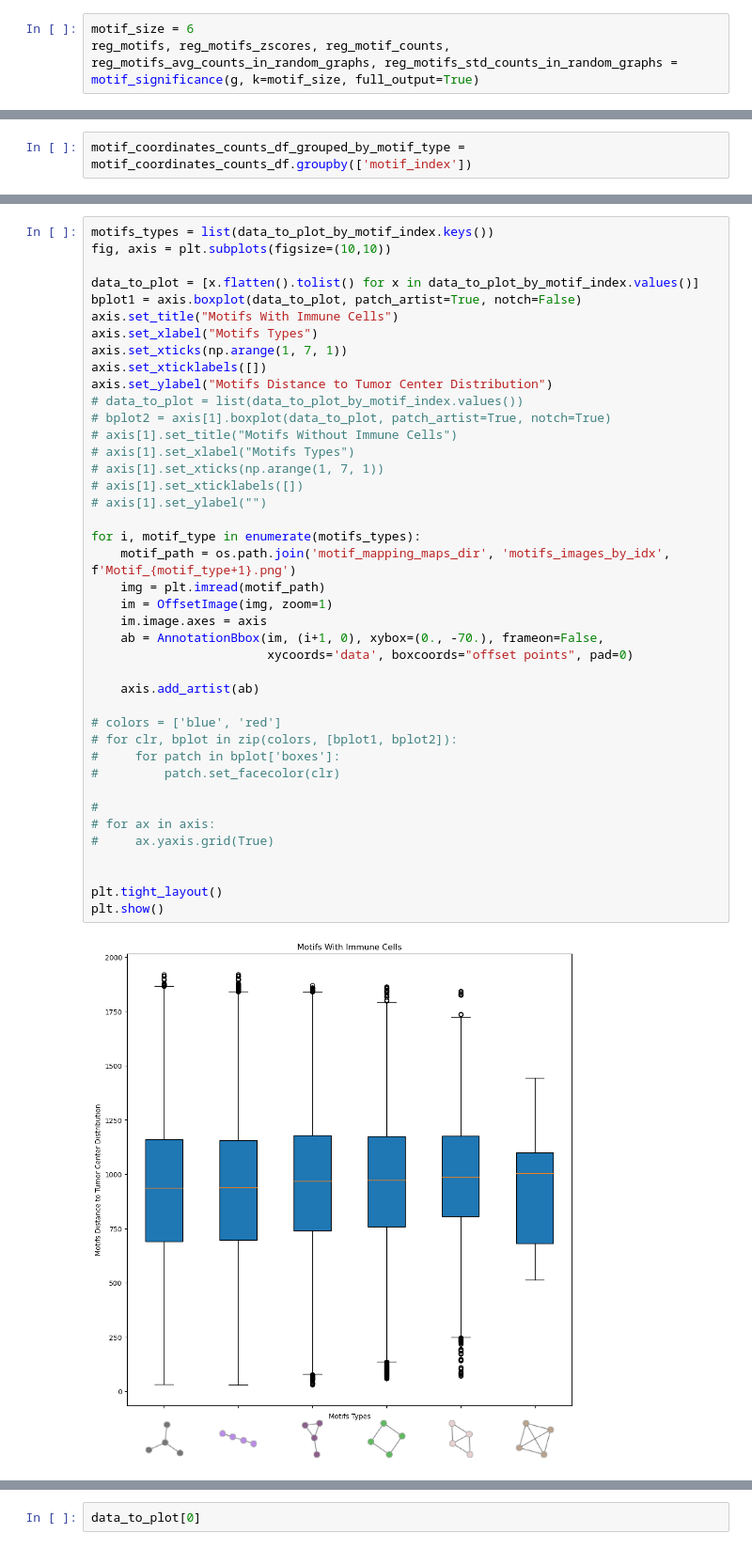
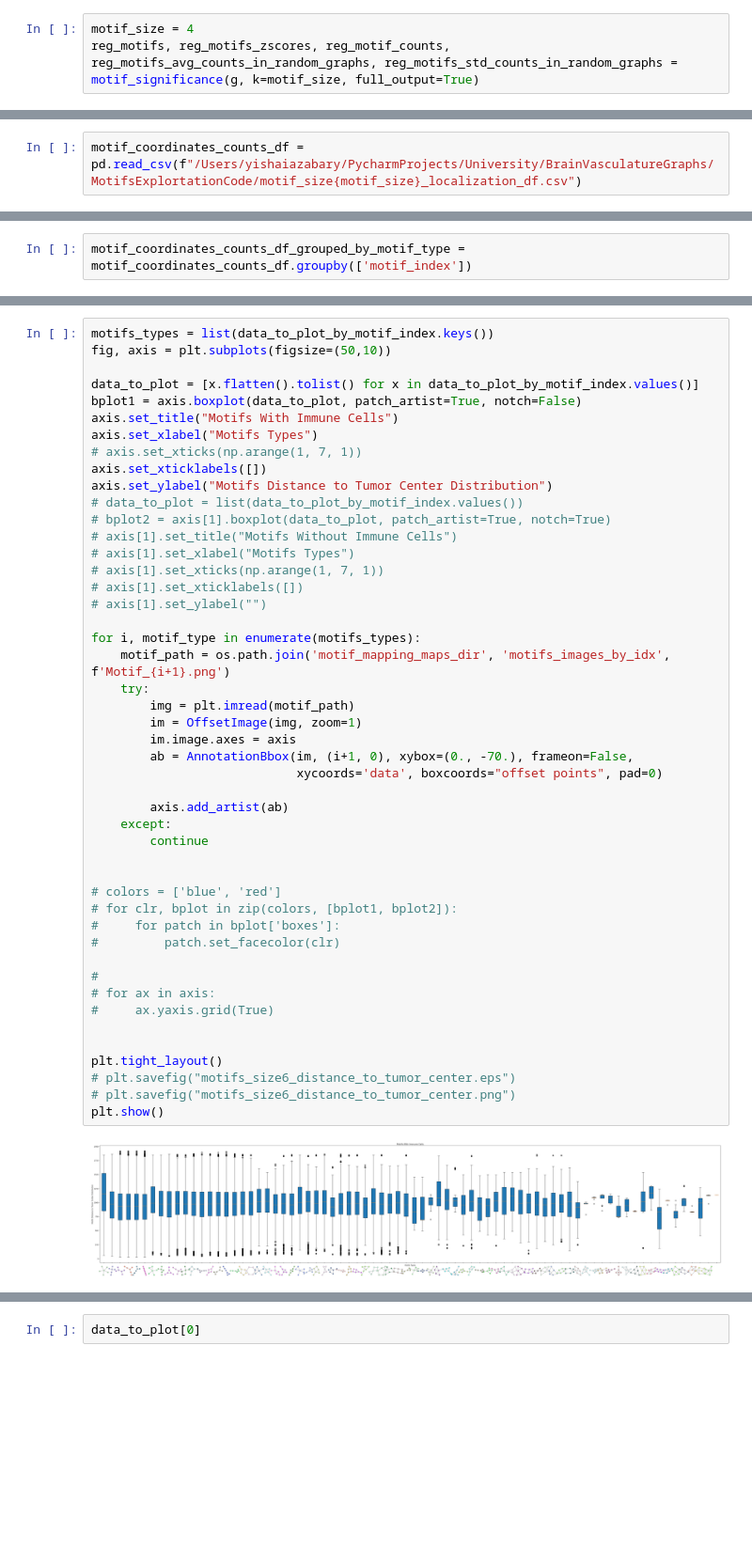
Before and after one commit to Yishaiaz/VasculatureNetworkAnalysesTools, a Jupyter notebook: MotifsExplortationCode/ImmuneCellsCountsExploration.ipynb, the cells around one changed output, grey strips where cells are left out. Shown at 94% size. Saved outputs shown, nothing was run; the diff lists cells and outputs as text; blank space fills up the shorter version.

```diff
--- a/MotifsExplortationCode/ImmuneCellsCountsExploration.ipynb
+++ b/MotifsExplortationCode/ImmuneCellsCountsExploration.ipynb
@@ -186,7 +186,7 @@ plot_binning_values_basics_as_boxplots(edges_with_immune_binary_bins_by_edge_len
 # %%
 from graph_tool.clustering import motifs, motif_significance
 # %%
-motif_size = 6
+motif_size = 4
 reg_motifs, reg_motifs_zscores, reg_motif_counts, reg_motifs_avg_counts_in_random_graphs, reg_motifs_std_counts_in_random_graphs = motif_significance(g, k=motif_size, full_output=True)
 # %%
 _motifs, motifs_cnts, motifs_vertex_properties = motifs(g, k=motif_size, p=1.0, return_maps=True)
@@ -689,3 +693,5 @@ motif_coordinates_counts_df.to_csv("/Users/yishaiazabary/PycharmProjects/Univers
+# %%
+motif_coordinates_counts_df = pd.read_csv(f"/Users/yishaiazabary/PycharmProjects/University/BrainVasculatureGraphs/MotifsExplortationCode/motif_size{motif_size}_localization_df.csv")
 # %% [markdown]
 #### adding the path to the motif image for later use
 # %%
@@ -822,43 +818,49 @@ for motif_idx, motif_idx_counts_df in motif_coordinates_counts_df_grouped_by_mot
 # %%
 motifs_types = list(data_to_plot_by_motif_index.keys())
-fig, axis = plt.subplots(figsize=(10,10))
+fig, axis = plt.subplots(figsize=(50,10))
 
 data_to_plot = [x.flatten().tolist() for x in data_to_plot_by_motif_index.values()]
 bplot1 = axis.boxplot(data_to_plot, patch_artist=True, notch=False)
 axis.set_title("Motifs With Immune Cells")
 axis.set_xlabel("Motifs Types")
-axis.set_xticks(np.arange(1, 7, 1))
+# axis.set_xticks(np.arange(1, 7, 1))
 axis.set_xticklabels([])
 axis.set_ylabel("Motifs Distance to Tumor Center Distribution")
 # data_to_plot = list(data_to_plot_by_motif_index.values())
 # bplot2 = axis[1].boxplot(data_to_plot, patch_artist=True, notch=True)
 # axis[1].set_title("Motifs Without Immune Cells")
 # axis[1].set_xlabel("Motifs Types")
 # axis[1].set_xticks(np.arange(1, 7, 1))
 # axis[1].set_xticklabels([])
 # axis[1].set_ylabel("")
 
 for i, motif_type in enumerate(motifs_types):
-    motif_path = os.path.join('motif_mapping_maps_dir', 'motifs_images_by_idx', f'Motif_{motif_type+1}.png')
-    img = plt.imread(motif_path)
-    im = OffsetImage(img, zoom=1)
-    im.image.axes = axis
-    ab = AnnotationBbox(im, (i+1, 0), xybox=(0., -70.), frameon=False,
-                        xycoords='data', boxcoords="offset points", pad=0)
+    motif_path = os.path.join('motif_mapping_maps_dir', 'motifs_images_by_idx', f'Motif_{i+1}.png')
+    try:
+        img = plt.imread(motif_path)
+        im = OffsetImage(img, zoom=1)
+        im.image.axes = axis
+        ab = AnnotationBbox(im, (i+1, 0), xybox=(0., -70.), frameon=False,
+                            xycoords='data', boxcoords="offset points", pad=0)
 
-    axis.add_artist(ab)
+        axis.add_artist(ab)
+    except:
+        continue
+
 
 # colors = ['blue', 'red']
 # for clr, bplot in zip(colors, [bplot1, bplot2]):
 #     for patch in bplot['boxes']:
 #         patch.set_facecolor(clr)
 
 #
 # for ax in axis:
 #     ax.yaxis.grid(True)
 
 
 plt.tight_layout()
+# plt.savefig("motifs_size6_distance_to_tumor_center.eps")
+# plt.savefig("motifs_size6_distance_to_tumor_center.png")
 plt.show()
 # %% [output]
-[figure, old version]
+[figure, new version]
```
Also changed, not shown: parts of 24 cells of this notebook, 3 other files.
